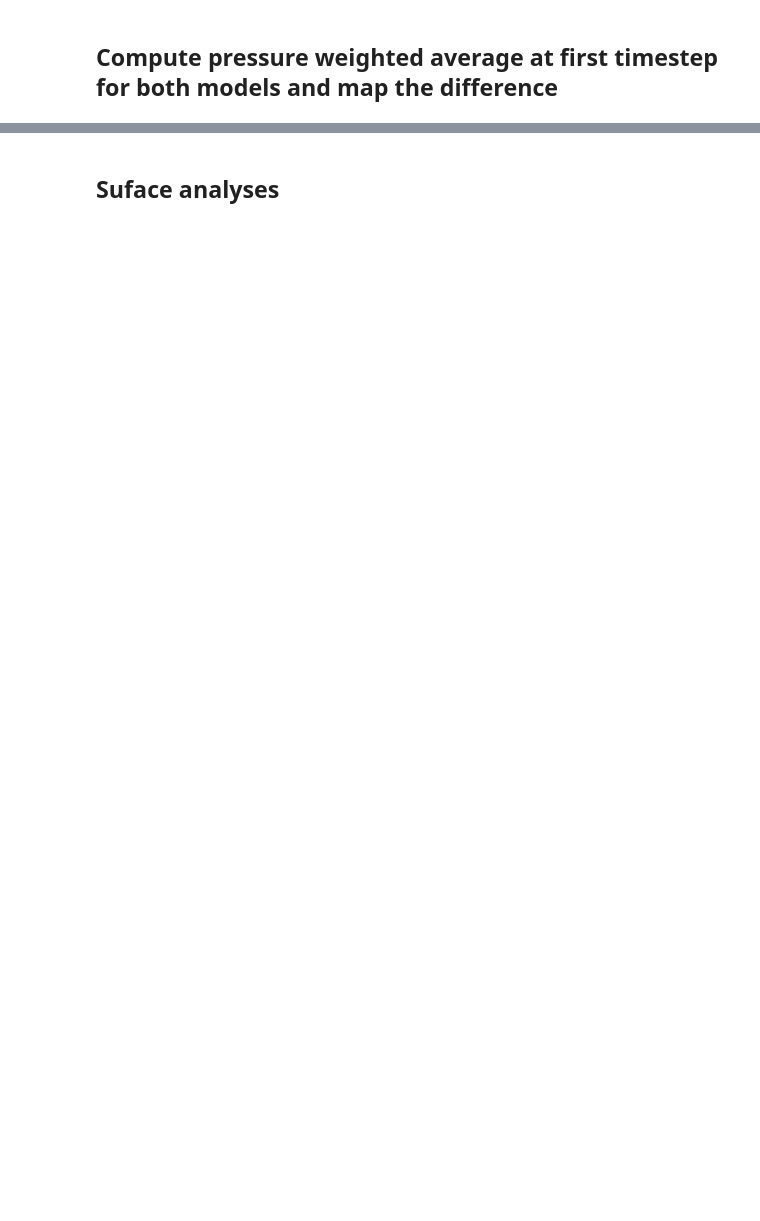
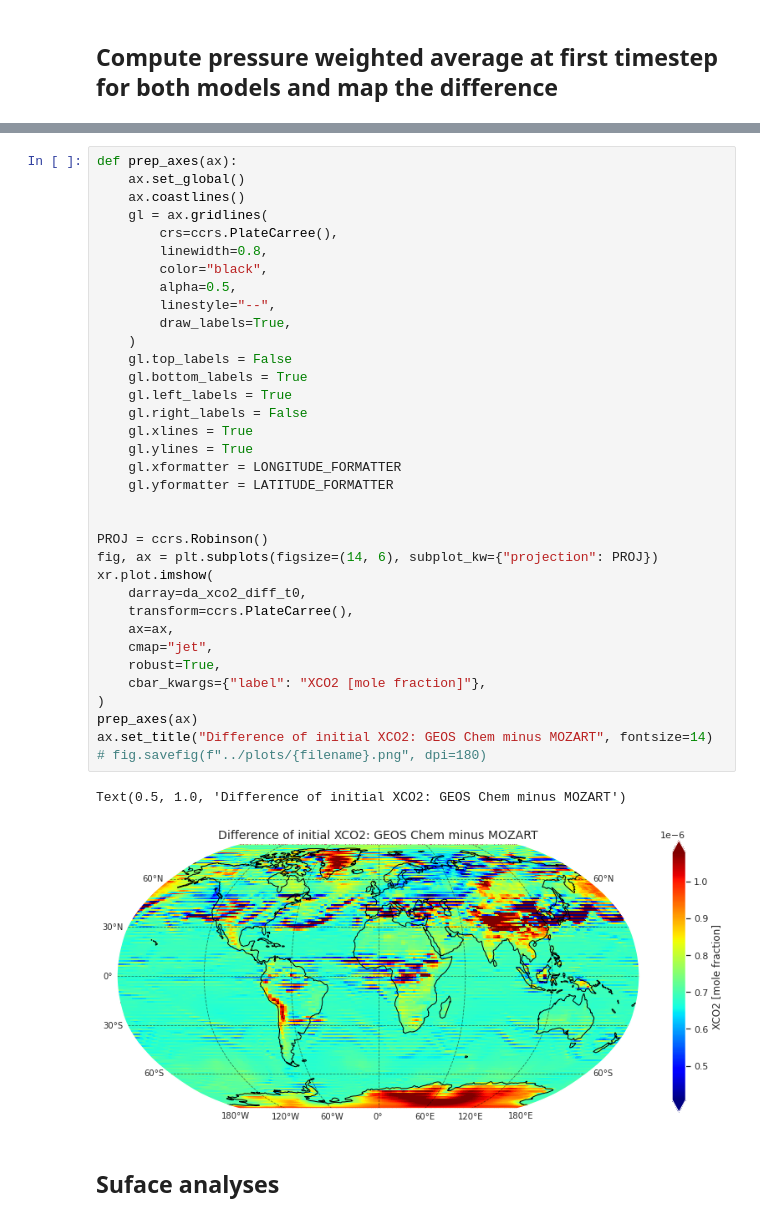
Before and after one commit to joshhjacobson/wombat-paper, a Jupyter notebook: validation/output_validation.ipynb, the cells around one changed output, grey strips where cells are left out. Drawn from its saved outputs; the diff is of its cells as text; blank space fills up the shorter version.

```diff
--- a/validation/output_validation.ipynb
+++ b/validation/output_validation.ipynb
@@ -127,3 +140,41 @@ KeyError: "Dataset.cf does not understand the key 'longitude'. Use 'repr(Dataset
+# %%
+def prep_axes(ax):
+    ax.set_global()
+    ax.coastlines()
+    gl = ax.gridlines(
+        crs=ccrs.PlateCarree(),
+        linewidth=0.8,
+        color="black",
+        alpha=0.5,
+        linestyle="--",
+        draw_labels=True,
+    )
+    gl.top_labels = False
+    gl.bottom_labels = True
+    gl.left_labels = True
+    gl.right_labels = False
+    gl.xlines = True
+    gl.ylines = True
+    gl.xformatter = LONGITUDE_FORMATTER
+    gl.yformatter = LATITUDE_FORMATTER
+
+
+PROJ = ccrs.Robinson()
+fig, ax = plt.subplots(figsize=(14, 6), subplot_kw={"projection": PROJ})
+xr.plot.imshow(
+    darray=da_xco2_diff_t0,
+    transform=ccrs.PlateCarree(),
+    ax=ax,
+    cmap="jet",
+    robust=True,
+    cbar_kwargs={"label": "XCO2 [mole fraction]"},
+)
+prep_axes(ax)
+ax.set_title("Difference of initial XCO2: GEOS Chem minus MOZART", fontsize=14)
+# fig.savefig(f"../plots/{filename}.png", dpi=180)
+# %% [output]
+Text(0.5, 1.0, 'Difference of initial XCO2: GEOS Chem minus MOZART')
+[figure, added]
 # %% [markdown]
 ## Suface analyses
 # %%
```
Also changed, not shown: parts of 13 cells of this notebook, 2 other files.
